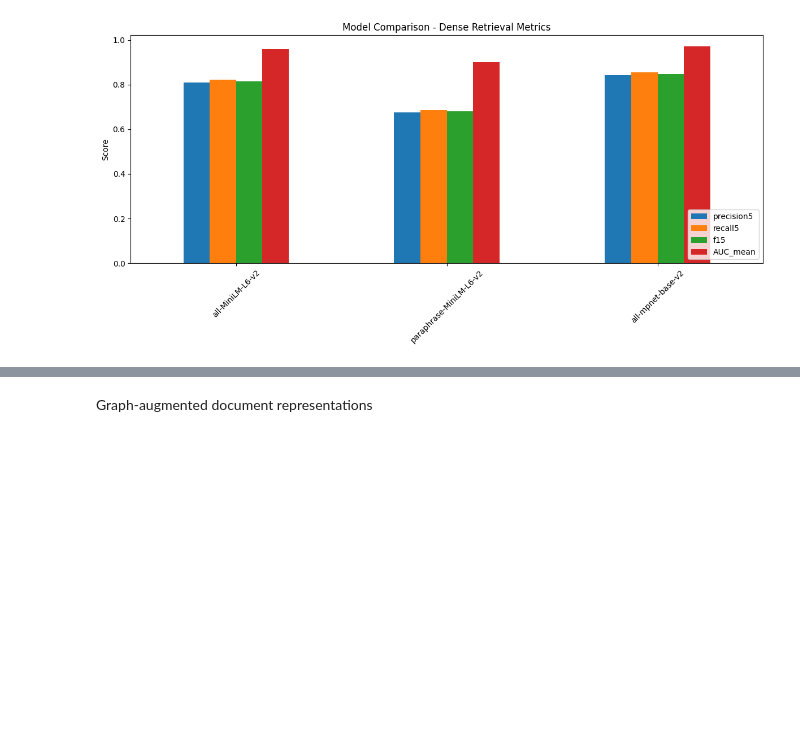
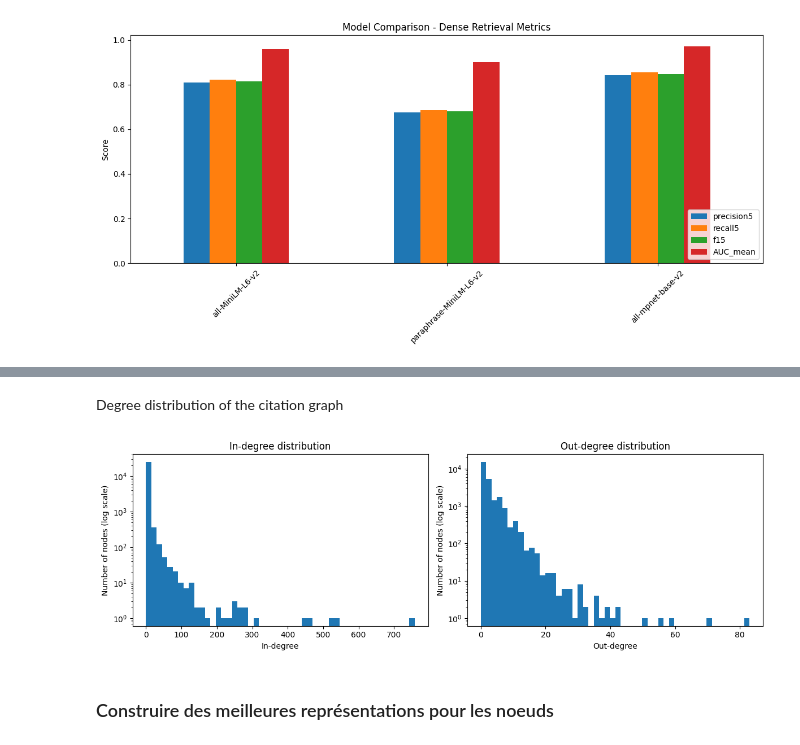
Before and after one commit to jsilvalavin/BE2, a Jupyter notebook: code.ipynb, the cells around one changed output, grey strips where cells are left out. Drawn from its saved outputs; the diff is of its cells as text; code cells hidden in the pictures; blank space fills up the shorter version.

```diff
--- a/code.ipynb
+++ b/code.ipynb
@@ -538,0 +751,10 @@ for i in range(5):
+# %%
+for i in range(2):
+    doc_id = corpus_ids[i]
+    title = corpus[doc_id].get("title", "")
+    top_topic = doc_topic_dist[i].argmax()
+    topic_prob = doc_topic_dist[i][top_topic]
+
+    print(f"Document ID: {doc_id}")
+    print(f"Title: {title}")
+    print(f"Dominant topic: {top_topic} (probability={topic_prob:.3f})\n")
@@ -600,2 +878,25 @@ for doc_id, score in top_betweenness:
+# %% [markdown]
+Degree distribution of the citation graph
+# %%
+plt.figure(figsize=(12, 4))
+
+# In-degree distribution
+plt.subplot(1, 2, 1)
+plt.hist(in_degrees, bins=50, log=True)
+plt.xlabel("In-degree")
+plt.ylabel("Number of nodes (log scale)")
+plt.title("In-degree distribution")
+
+# Out-degree distribution
+plt.subplot(1, 2, 2)
+plt.hist(out_degrees, bins=50, log=True)
+plt.xlabel("Out-degree")
+plt.ylabel("Number of nodes (log scale)")
+plt.title("Out-degree distribution")
+
+plt.tight_layout()
+plt.show()
+# %% [output]
+[figure, added]
 # %% [markdown]
-Graph-augmented document representations
+### Construire des meilleures représentations pour les noeuds
```
Also changed, not shown: parts of 40 cells of this notebook.
